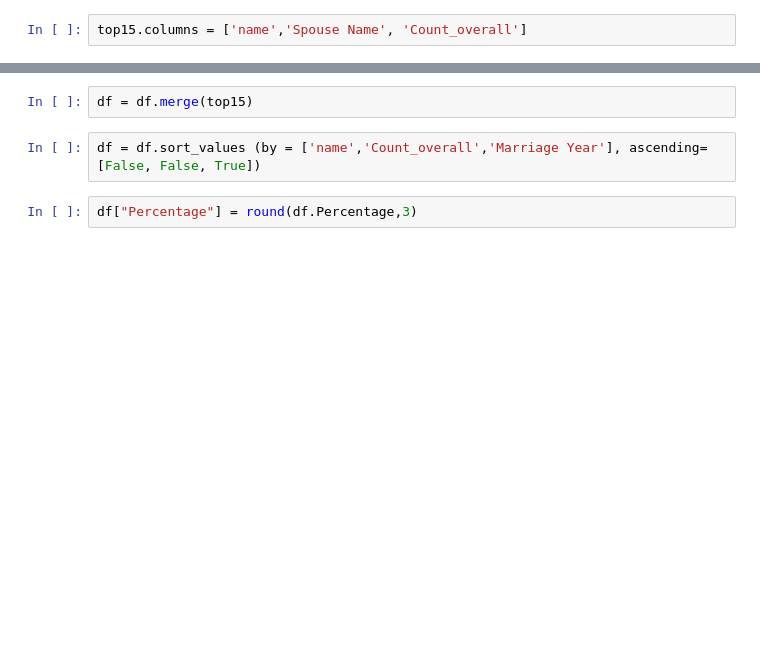
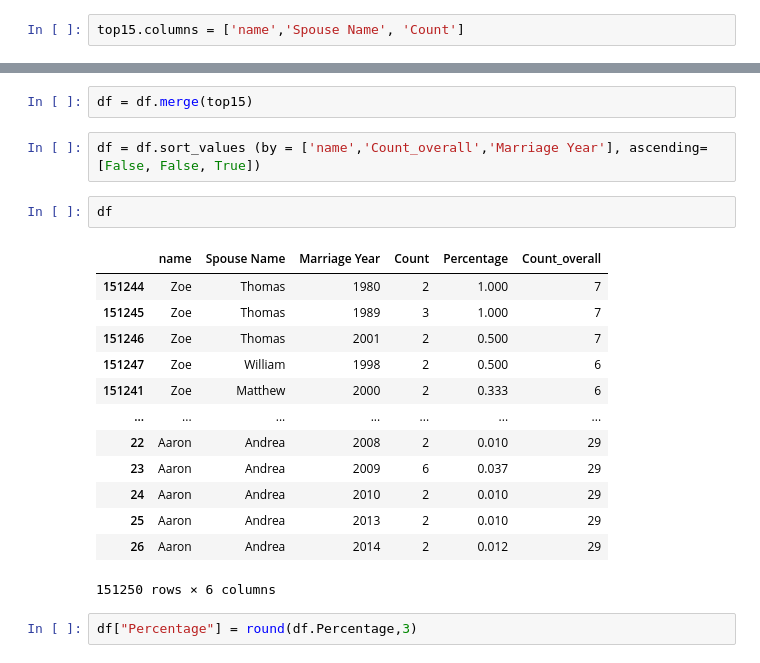
Before and after one commit to waikiki0915/Couple-Names-Voyager, a Jupyter notebook: final.ipynb, the cells around one changed output, grey strips where cells are left out. Cells and saved outputs as stored; diff of their text form; blank space fills up the shorter version.

```diff
--- a/final.ipynb
+++ b/final.ipynb
@@ -7,7 +23,7 @@ top1pair_perYear = pd.read_csv("/Users/gaoangw/Downloads/top1pair_perYear.csv")
 # %%
 top15 = pd.read_csv("/Users/gaoangw/Downloads/top15.csv")
 # %%
-top15.columns = ['name','Spouse Name', 'Count_overall']
+top15.columns = ['name','Spouse Name', 'Count']
 # %%
 top15
 # %% [output]
@@ -30,6 +46,22 @@ df.columns = ['name','Spouse Name', 'Marriage Year', 'Count','Percentage']
 df = df.merge(top15)
 # %%
 df = df.sort_values (by = ['name','Count_overall','Marriage Year'], ascending=[False, False, True])
+# %%
+df
+# %% [output]
+|  | name | Spouse Name | Marriage Year | Count | Percentage | Count_overall |
+| 151244 | Zoe | Thomas | 1980 | 2 | 1.000 | 7 |
+| 151245 | Zoe | Thomas | 1989 | 3 | 1.000 | 7 |
+| 151246 | Zoe | Thomas | 2001 | 2 | 0.500 | 7 |
+| 151247 | Zoe | William | 1998 | 2 | 0.500 | 6 |
+| 151241 | Zoe | Matthew | 2000 | 2 | 0.333 | 6 |
+| ... | ... | ... | ... | ... | ... | ... |
+| 22 | Aaron | Andrea | 2008 | 2 | 0.010 | 29 |
+| 23 | Aaron | Andrea | 2009 | 6 | 0.037 | 29 |
+| 24 | Aaron | Andrea | 2010 | 2 | 0.010 | 29 |
+| 25 | Aaron | Andrea | 2013 | 2 | 0.010 | 29 |
+| 26 | Aaron | Andrea | 2014 | 2 | 0.012 | 29 |
+151250 rows × 6 columns
 # %%
 df["Percentage"] = round(df.Percentage,3)
 # %%
```
Also changed, not shown: parts of 2 cells of this notebook, 1 other file.
